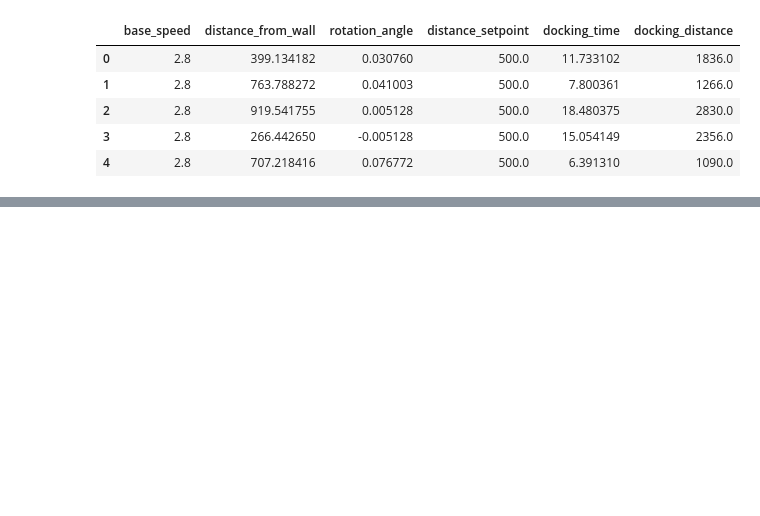
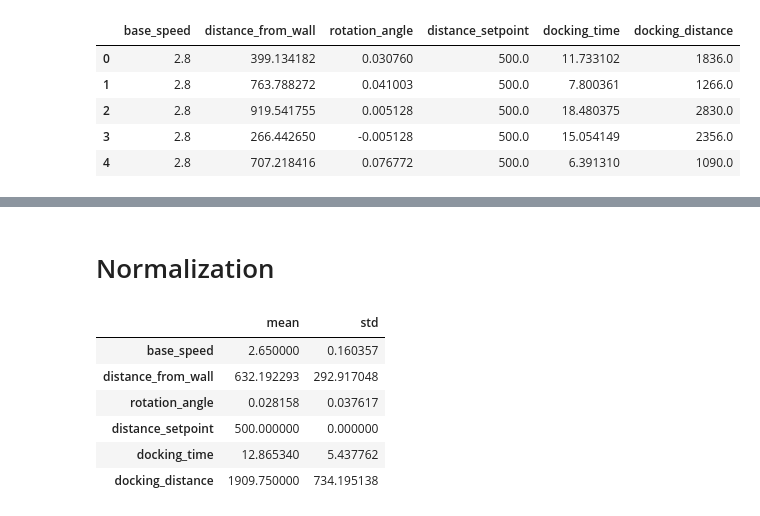
Before and after one commit to szymciem8/AGV-Autonomous-Docking, a Jupyter notebook: docking_prediction/regression.ipynb, the cells around one changed output, grey strips where cells are left out. Cells and saved outputs as stored; diff of their text form; code cells hidden in the pictures; blank space fills up the shorter version.

```diff
--- a/docking_prediction/regression.ipynb
+++ b/docking_prediction/regression.ipynb
@@ -71,0 +86,12 @@ train_dataset.describe().transpose()
+# %% [markdown]
+# Normalization
+# %%
+train_dataset.describe().transpose()[['mean', 'std']]
+# %% [output]
+|  | mean | std |
+| base_speed | 2.650000 | 0.160357 |
+| distance_from_wall | 632.192293 | 292.917048 |
+| rotation_angle | 0.028158 | 0.037617 |
+| distance_setpoint | 500.000000 | 0.000000 |
+| docking_time | 12.865340 | 5.437762 |
+| docking_distance | 1909.750000 | 734.195138 |
```
Also changed, not shown: parts of 5 cells of this notebook, 2 other files.
